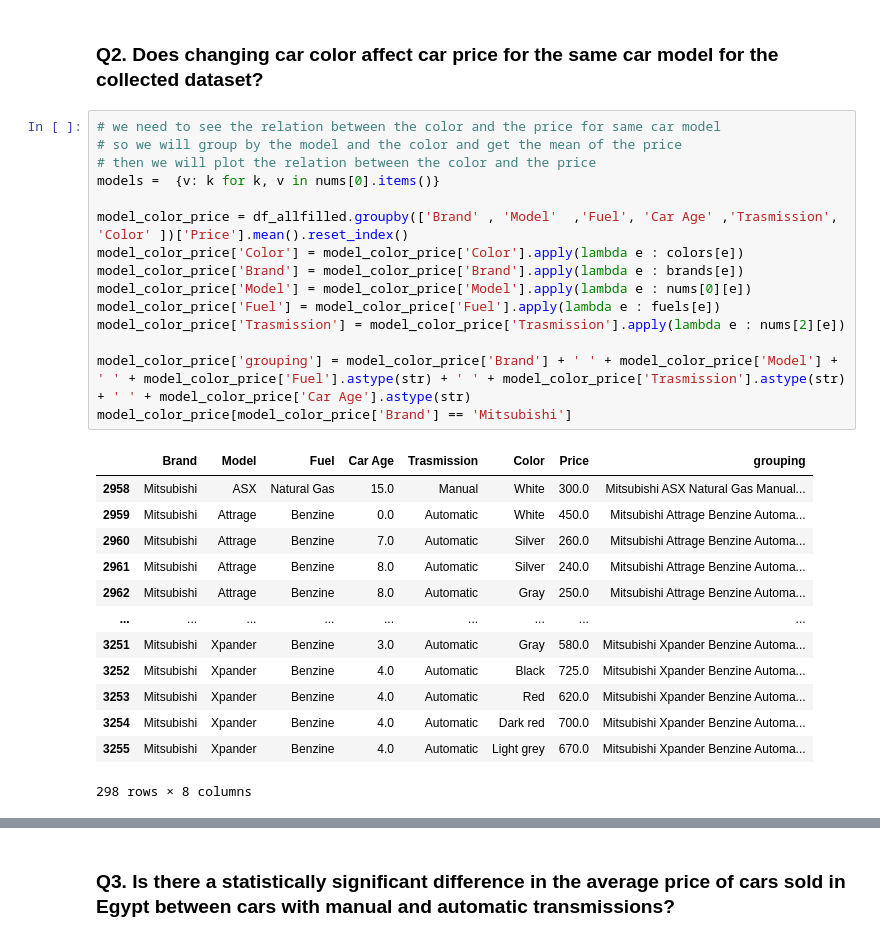
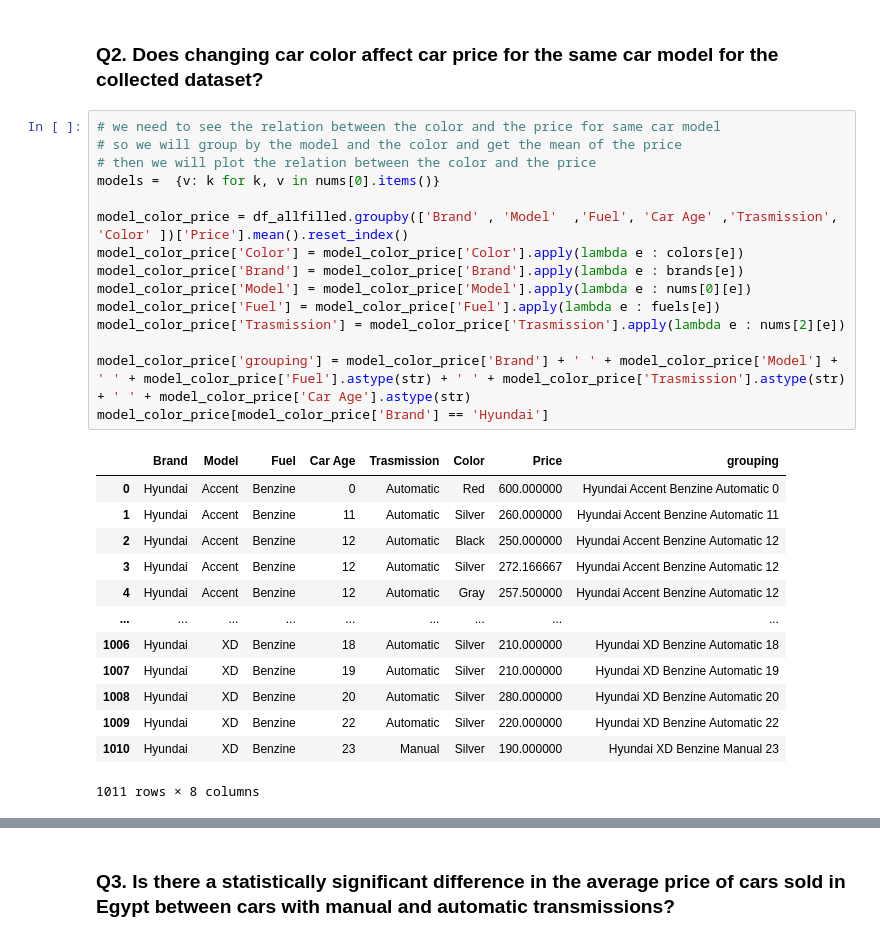
Before and after one commit to Yousif-Ahmed/Sayarty, a Jupyter notebook: Sayarty.ipynb, the cells around one changed output, grey strips where cells are left out. Cells and saved outputs as stored; diff of their text form.

```diff
--- a/Sayarty.ipynb
+++ b/Sayarty.ipynb
@@ -452,32 +453,32 @@ Lowest Mean:  37.0
 # %%
 # we need to see the relation between the color and the price for same car model
 # so we will group by the model and the color and get the mean of the price
 # then we will plot the relation between the color and the price
 models =  {v: k for k, v in nums[0].items()}
 
 model_color_price = df_allfilled.groupby(['Brand' , 'Model'  ,'Fuel', 'Car Age' ,'Trasmission', 'Color' ])['Price'].mean().reset_index()
 model_color_price['Color'] = model_color_price['Color'].apply(lambda e : colors[e])
 model_color_price['Brand'] = model_color_price['Brand'].apply(lambda e : brands[e])
 model_color_price['Model'] = model_color_price['Model'].apply(lambda e : nums[0][e])
 model_color_price['Fuel'] = model_color_price['Fuel'].apply(lambda e : fuels[e])
 model_color_price['Trasmission'] = model_color_price['Trasmission'].apply(lambda e : nums[2][e])
 
 model_color_price['grouping'] = model_color_price['Brand'] + ' ' + model_color_price['Model'] + ' ' + model_color_price['Fuel'].astype(str) + ' ' + model_color_price['Trasmission'].astype(str) + ' ' + model_color_price['Car Age'].astype(str)
-model_color_price[model_color_price['Brand'] == 'Mitsubishi']
+model_color_price[model_color_price['Brand'] == 'Hyundai']
 # %% [output]
 |  | Brand | Model | Fuel | Car Age | Trasmission | Color | Price | grouping |
-| 2958 | Mitsubishi | ASX | Natural Gas | 15.0 | Manual | White | 300.0 | Mitsubishi ASX Natural Gas Manual... |
-| 2959 | Mitsubishi | Attrage | Benzine | 0.0 | Automatic | White | 450.0 | Mitsubishi Attrage Benzine Automa... |
-| 2960 | Mitsubishi | Attrage | Benzine | 7.0 | Automatic | Silver | 260.0 | Mitsubishi Attrage Benzine Automa... |
-| 2961 | Mitsubishi | Attrage | Benzine | 8.0 | Automatic | Silver | 240.0 | Mitsubishi Attrage Benzine Automa... |
-| 2962 | Mitsubishi | Attrage | Benzine | 8.0 | Automatic | Gray | 250.0 | Mitsubishi Attrage Benzine Automa... |
+| 0 | Hyundai | Accent | Benzine | 0 | Automatic | Red | 600.000000 | Hyundai Accent Benzine Automatic 0 |
+| 1 | Hyundai | Accent | Benzine | 11 | Automatic | Silver | 260.000000 | Hyundai Accent Benzine Automatic 11 |
+| 2 | Hyundai | Accent | Benzine | 12 | Automatic | Black | 250.000000 | Hyundai Accent Benzine Automatic 12 |
+| 3 | Hyundai | Accent | Benzine | 12 | Automatic | Silver | 272.166667 | Hyundai Accent Benzine Automatic 12 |
+| 4 | Hyundai | Accent | Benzine | 12 | Automatic | Gray | 257.500000 | Hyundai Accent Benzine Automatic 12 |
 | ... | ... | ... | ... | ... | ... | ... | ... | ... |
-| 3251 | Mitsubishi | Xpander | Benzine | 3.0 | Automatic | Gray | 580.0 | Mitsubishi Xpander Benzine Automa... |
-| 3252 | Mitsubishi | Xpander | Benzine | 4.0 | Automatic | Black | 725.0 | Mitsubishi Xpander Benzine Automa... |
-| 3253 | Mitsubishi | Xpander | Benzine | 4.0 | Automatic | Red | 620.0 | Mitsubishi Xpander Benzine Automa... |
-| 3254 | Mitsubishi | Xpander | Benzine | 4.0 | Automatic | Dark red | 700.0 | Mitsubishi Xpander Benzine Automa... |
-| 3255 | Mitsubishi | Xpander | Benzine | 4.0 | Automatic | Light grey | 670.0 | Mitsubishi Xpander Benzine Automa... |
+| 1006 | Hyundai | XD | Benzine | 18 | Automatic | Silver | 210.000000 | Hyundai XD Benzine Automatic 18 |
+| 1007 | Hyundai | XD | Benzine | 19 | Automatic | Silver | 210.000000 | Hyundai XD Benzine Automatic 19 |
+| 1008 | Hyundai | XD | Benzine | 20 | Automatic | Silver | 280.000000 | Hyundai XD Benzine Automatic 20 |
+| 1009 | Hyundai | XD | Benzine | 22 | Automatic | Silver | 220.000000 | Hyundai XD Benzine Automatic 22 |
+| 1010 | Hyundai | XD | Benzine | 23 | Manual | Silver | 190.000000 | Hyundai XD Benzine Manual 23 |
-298 rows × 8 columns
+1011 rows × 8 columns
 # %%
 fig, axs = plt.subplots(2, 2, figsize=(20, 13))
 
```
Also changed, not shown: parts of 16 cells of this notebook.
